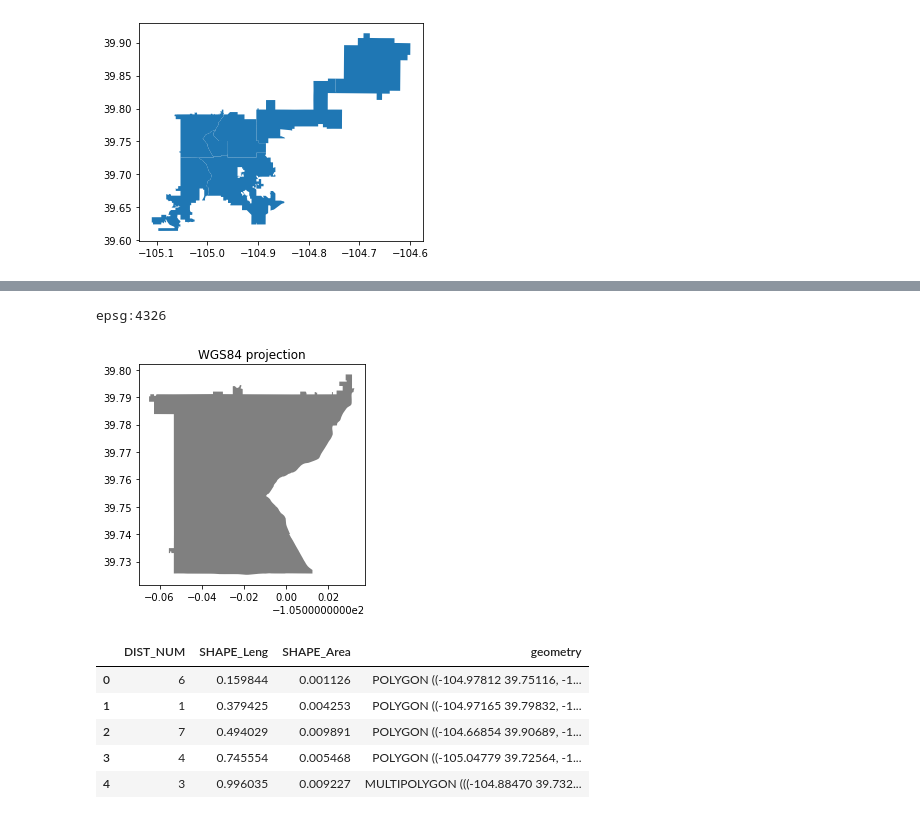
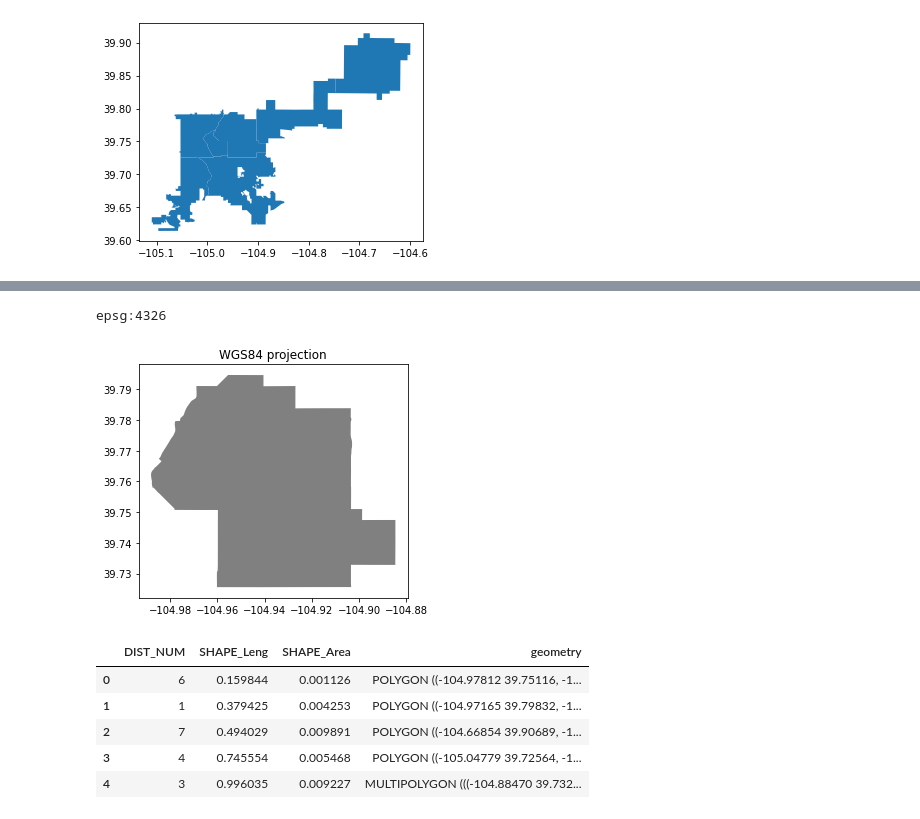
Before and after one commit to openpolicedata/openpolicedata, a Jupyter notebook: notebooks/ex_plotting_data.ipynb, the cells around one changed output, grey strips where cells are left out. Drawn from its saved outputs; the diff is of its cells as text; code cells hidden in the pictures.

```diff
--- a/notebooks/ex_plotting_data.ipynb
+++ b/notebooks/ex_plotting_data.ipynb
@@ -38,15 +43,18 @@ map_df.plot()
 # %%
 print(map_df.crs)
-map_df['1'==map_df["DIST_NUM"]].plot(facecolor='gray')
+total_districts = set(map_df["DIST_NUM"])
+
+district_map = [map_df[current_district==map_df["DIST_NUM"]] for current_district in total_districts]
+district_map[2].plot(facecolor='gray')
 
 # Add title
 plt.title("WGS84 projection")
 
 # Remove empty white space around the plot
 plt.tight_layout()
 # %% [output]
 epsg:4326
-[figure, old version]
+[figure, new version]
 # %%
 map_df.head()
 # %% [output]
```
Also changed, not shown: parts of 9 cells of this notebook.
